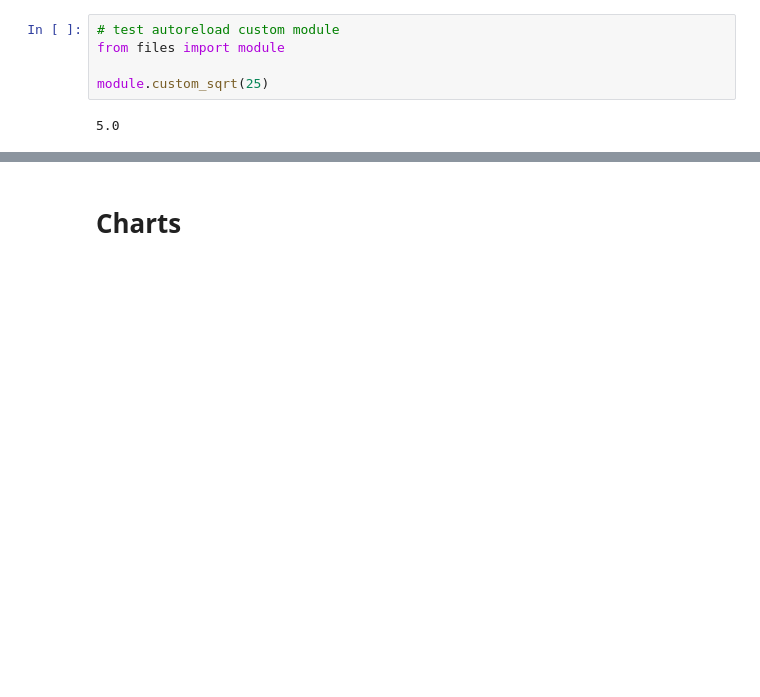
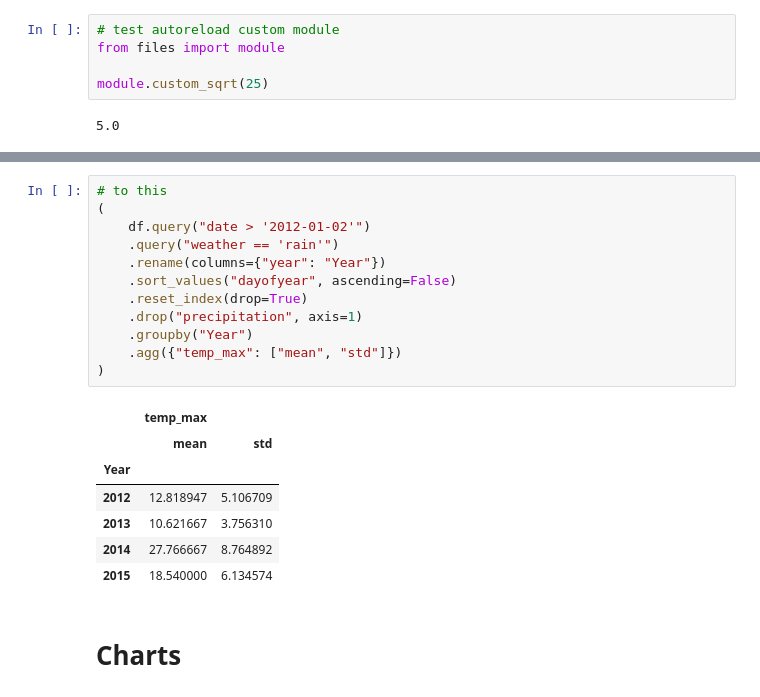
Before and after one commit to dsysoev/fun-with-python, a Jupyter notebook: jupyterlab-with-batteries/demo.ipynb, the cells around one changed output, grey strips where cells are left out. Drawn from its saved outputs; the diff is of its cells as text; blank space fills up the shorter version.

```diff
--- a/jupyterlab-with-batteries/demo.ipynb
+++ b/jupyterlab-with-batteries/demo.ipynb
@@ -71,3 +85,23 @@ df.describe().T
+# %%
+# to this
+(
+    df.query("date > '2012-01-02'")
+    .query("weather == 'rain'")
+    .rename(columns={"year": "Year"})
+    .sort_values("dayofyear", ascending=False)
+    .reset_index(drop=True)
+    .drop("precipitation", axis=1)
+    .groupby("Year")
+    .agg({"temp_max": ["mean", "std"]})
+)
+# %% [output]
+|  | temp_max |  |
+|  | mean | std |
+| Year |  |  |
+| 2012 | 12.818947 | 5.106709 |
+| 2013 | 10.621667 | 3.756310 |
+| 2014 | 27.766667 | 8.764892 |
+| 2015 | 18.540000 | 6.134574 |
 # %% [markdown]
 # Charts
 # %% [markdown]
```
Also changed, not shown: parts of 15 cells of this notebook, 2 other files.
